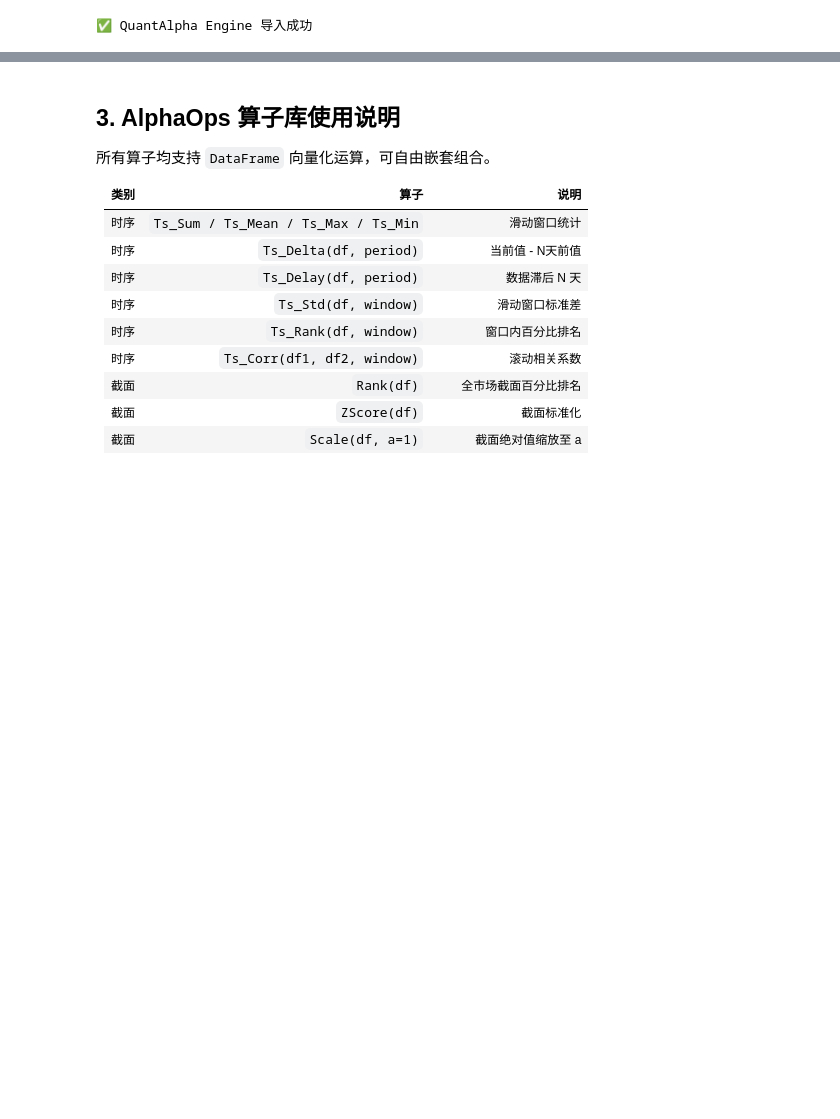
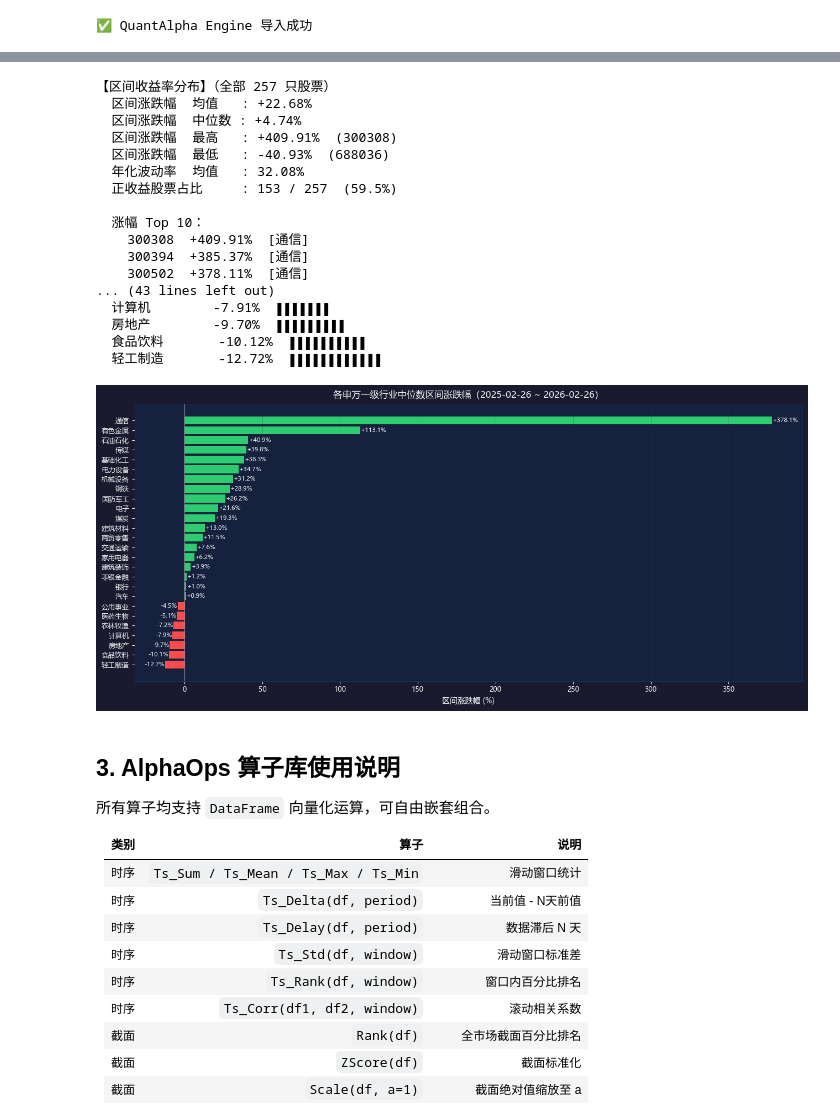
Before and after one commit to muterC/StockFrame, a Jupyter notebook: QuantAlpha_Demo.ipynb, the cells around one changed output, grey strips where cells are left out. Cells and saved outputs as stored; diff of their text form; code cells hidden in the pictures; blank space fills up the shorter version.

```diff
--- a/QuantAlpha_Demo.ipynb
+++ b/QuantAlpha_Demo.ipynb
@@ -116,3 +280,78 @@ is_limit.head()
+# %%
+# ── 区间收益率统计（数据宇宙整体表现）──────────────────────
+daily_ret = close.pct_change()                  # 日收益率矩阵 (T×N)
+cum_ret   = (1 + daily_ret).prod(axis=0) - 1    # 区间累计收益率 (N,)
+ann_vol   = daily_ret.std(axis=0) * (252 ** 0.5) # 年化波动率 (N,)
+
+print('【区间收益率分布】（全部 {N} 只股票）'.format(N=N))
+print(f'  区间涨跌幅  均值   : {cum_ret.mean()*100:+.2f}%')
+print(f'  区间涨跌幅  中位数 : {cum_ret.median()*100:+.2f}%')
+print(f'  区间涨跌幅  最高   : {cum_ret.max()*100:+.2f}%  ({cum_ret.idxmax()})')
+print(f'  区间涨跌幅  最低   : {cum_ret.min()*100:+.2f}%  ({cum_ret.idxmin()})')
+print(f'  年化波动率  均值   : {ann_vol.mean()*100:.2f}%')
+print(f'  正收益股票占比     : {(cum_ret > 0).sum()} / {N}  ({(cum_ret > 0).mean()*100:.1f}%)')
+
+# 涨幅 Top10 与 Bottom10
+print(f'\n  涨幅 Top 10：')
+for sym, r in cum_ret.nlargest(10).items():
+    ind = industry.get(sym, '—')
+    print(f'    {sym}  {r*100:+.2f}%  [{ind}]')
+
+print(f'\n  跌幅 Bottom 10：')
+for sym, r in cum_ret.nsmallest(10).items():
+    ind = industry.get(sym, '—')
+    print(f'    {sym}  {r*100:+.2f}%  [{ind}]')
+
+# ── 各行业区间涨跌幅 ──────────────────────────────────────────
+ind_ret = cum_ret.groupby(industry).median().sort_values(ascending=False)
+print(f'\n【各申万一级行业中位数区间涨跌幅】')
+for ind_name, r in ind_ret.items():
+    bar = '▮' * int(abs(r) * 100)
+    sign = '+' if r >= 0 else ''
+    print(f'  {ind_name:<10} {sign}{r*100:.2f}%  {bar}')
+
+# ── 行业收益率条形图 ───────────────────────────────────────────
+fig, ax = plt.subplots(figsize=(13, 6), facecolor='#1A1A2E')
+ax.set_facecolor('#16213E')
+colors_bar = ['#2ECC71' if r > 0 else '#FF4B4B' for r in ind_ret.values]
+bars = ax.barh(ind_ret.index[::-1], (ind_ret.values * 100)[::-1],
+               color=colors_bar[::-1])
+ax.axvline(0, color='white', linewidth=0.8, alpha=0.5)
+ax.set_title(f'各申万一级行业中位数区间涨跌幅（{close.index[0].date()} ~ {close.index[-1].date()}）',
+             color='#ECF0F1', fontsize=12, pad=8)
+ax.set_xlabel('区间涨跌幅 (%)', color='#ECF0F1', fontsize=10)
+ax.tick_params(colors='#ECF0F1', labelsize=9)
+for spine in ax.spines.values():
+    spine.set_color('#0F3460')
+# 添加数值标签
+for bar, val in zip(bars, (ind_ret.values * 100)[::-1]):
+    x = bar.get_width()
+    ha = 'left' if x >= 0 else 'right'
+    offset = 0.3 if x >= 0 else -0.3
+    ax.text(x + offset, bar.get_y() + bar.get_height()/2,
+            f'{x:+.1f}%', va='center', ha=ha, color='#ECF0F1', fontsize=8)
+ax.grid(True, color='#2F3640', alpha=0.4, axis='x', linewidth=0.5)
+plt.tight_layout()
+plt.show()
+# %% [output]
+【区间收益率分布】（全部 257 只股票）
+  区间涨跌幅  均值   : +22.68%
+  区间涨跌幅  中位数 : +4.74%
+  区间涨跌幅  最高   : +409.91%  (300308)
+  区间涨跌幅  最低   : -40.93%  (688036)
+  年化波动率  均值   : 32.08%
+  正收益股票占比     : 153 / 257  (59.5%)
+
+  涨幅 Top 10：
+    300308  +409.91%  [通信]
+    300394  +385.37%  [通信]
+    300502  +378.11%  [通信]
+... (43 lines left out)
+  计算机        -7.91%  ▮▮▮▮▮▮▮
+  房地产        -9.70%  ▮▮▮▮▮▮▮▮▮
+  食品饮料       -10.12%  ▮▮▮▮▮▮▮▮▮▮
+  轻工制造       -12.72%  ▮▮▮▮▮▮▮▮▮▮▮▮
+[figure, added]
 # %% [markdown]
 ## 3. AlphaOps 算子库使用说明
 
```
Also changed, not shown: parts of 20 cells of this notebook, 1 other file.
